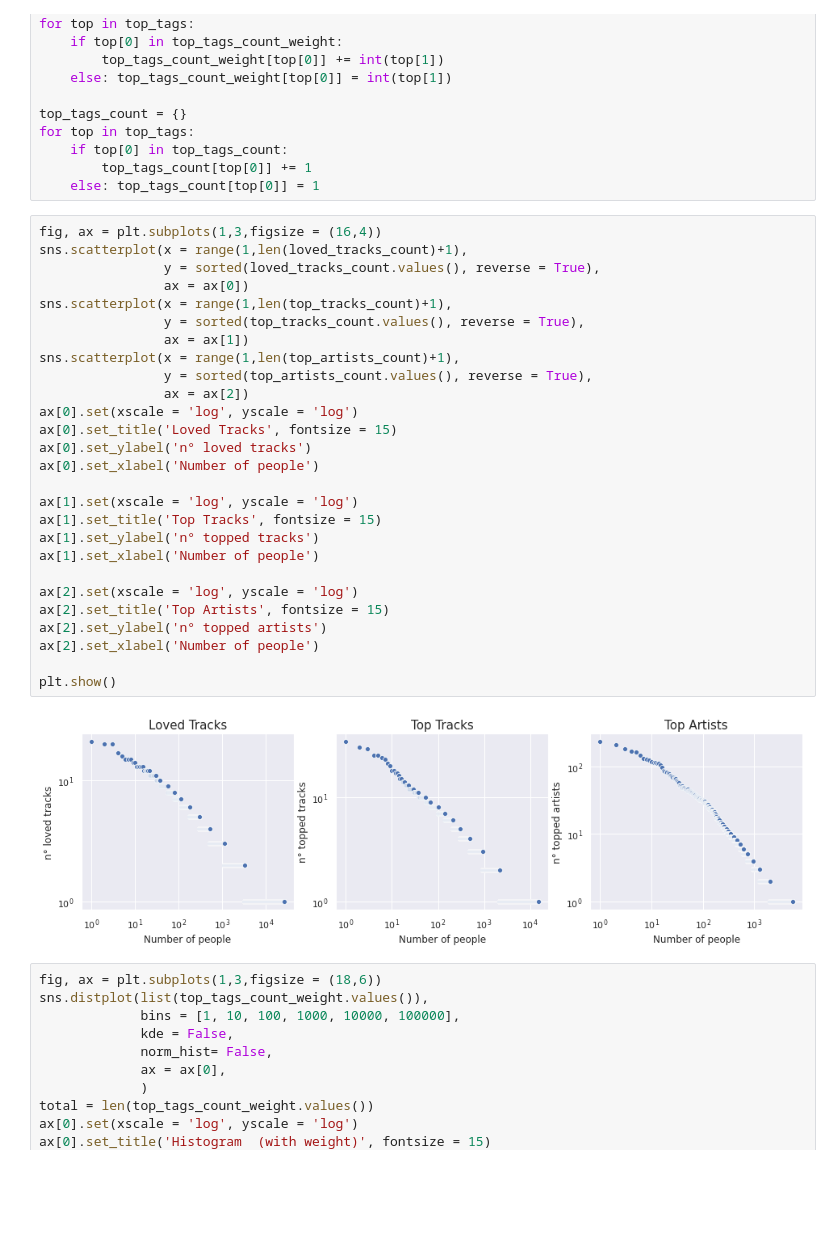
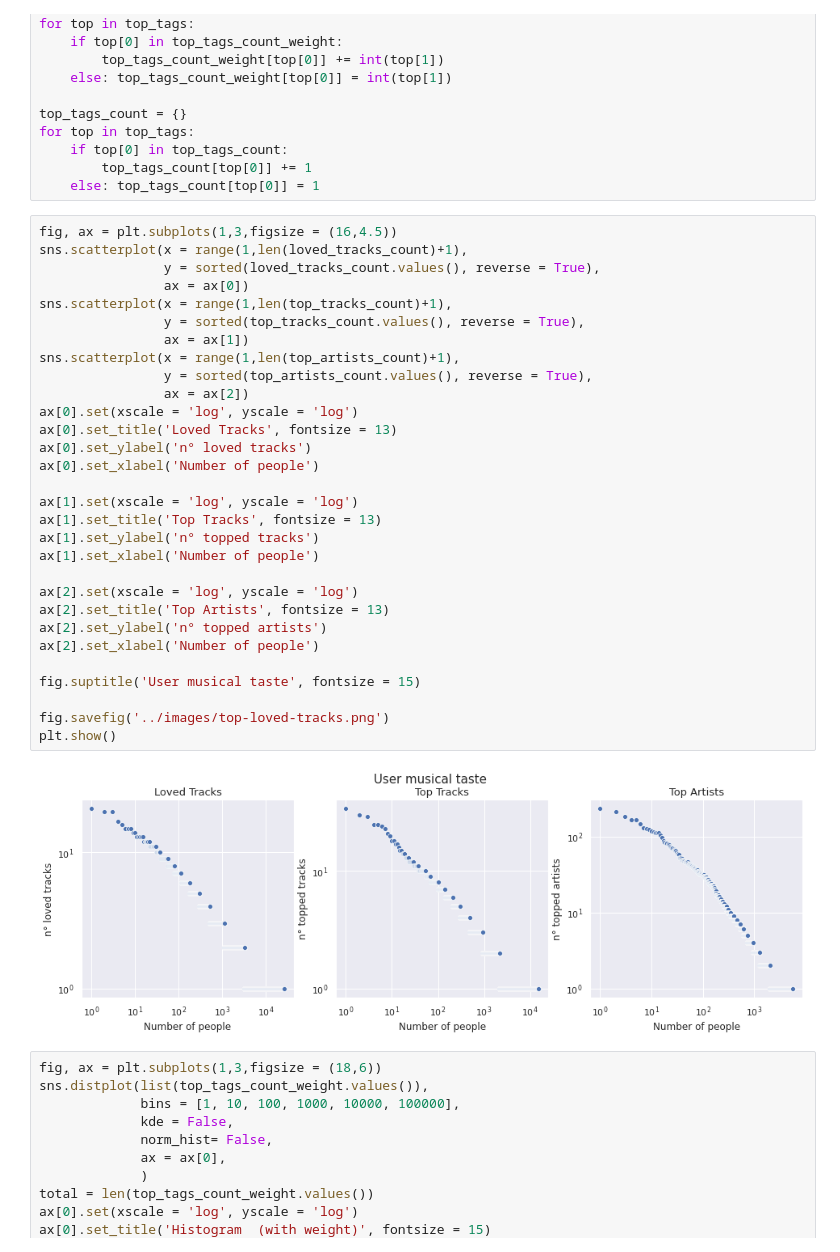
Before and after one commit to lucasresck/espotifai, a Jupyter notebook: notebooks/lastfm_data_analysis.ipynb, the cells around one changed output. Drawn from its saved outputs; the diff is of its cells as text; blank space fills up the shorter version.

```diff
--- a/notebooks/lastfm_data_analysis.ipynb
+++ b/notebooks/lastfm_data_analysis.ipynb
@@ -234,34 +234,37 @@ for top in top_tags:
         top_tags_count[top[0]] += 1
     else: top_tags_count[top[0]] = 1
 # %%
-fig, ax = plt.subplots(1,3,figsize = (16,4))
+fig, ax = plt.subplots(1,3,figsize = (16,4.5))
 sns.scatterplot(x = range(1,len(loved_tracks_count)+1),
                 y = sorted(loved_tracks_count.values(), reverse = True),
                 ax = ax[0])
 sns.scatterplot(x = range(1,len(top_tracks_count)+1),
                 y = sorted(top_tracks_count.values(), reverse = True),
                 ax = ax[1])
 sns.scatterplot(x = range(1,len(top_artists_count)+1),
                 y = sorted(top_artists_count.values(), reverse = True),
                 ax = ax[2])
 ax[0].set(xscale = 'log', yscale = 'log')
-ax[0].set_title('Loved Tracks', fontsize = 15)
+ax[0].set_title('Loved Tracks', fontsize = 13)
 ax[0].set_ylabel('n° loved tracks')
 ax[0].set_xlabel('Number of people')
 
 ax[1].set(xscale = 'log', yscale = 'log')
-ax[1].set_title('Top Tracks', fontsize = 15)
+ax[1].set_title('Top Tracks', fontsize = 13)
 ax[1].set_ylabel('n° topped tracks')
 ax[1].set_xlabel('Number of people')
 
 ax[2].set(xscale = 'log', yscale = 'log')
-ax[2].set_title('Top Artists', fontsize = 15)
+ax[2].set_title('Top Artists', fontsize = 13)
 ax[2].set_ylabel('n° topped artists')
 ax[2].set_xlabel('Number of people')
 
+fig.suptitle('User musical taste', fontsize = 15)
+
+fig.savefig('../images/top-loved-tracks.png')
 plt.show()
 # %% [output]
-[figure, old version]
+[figure, new version]
 # %%
 fig, ax = plt.subplots(1,3,figsize = (18,6))
 sns.distplot(list(top_tags_count_weight.values()),
```
Also changed, not shown: parts of 2 cells of this notebook, 5 other files.
